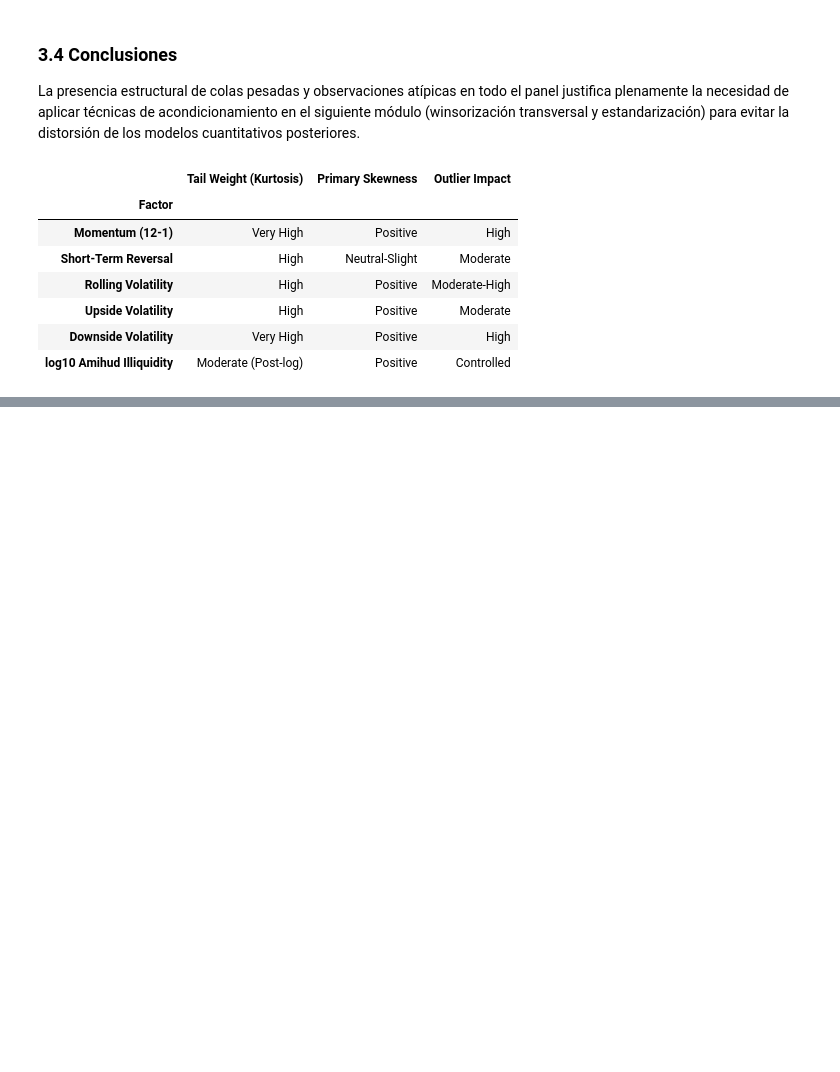
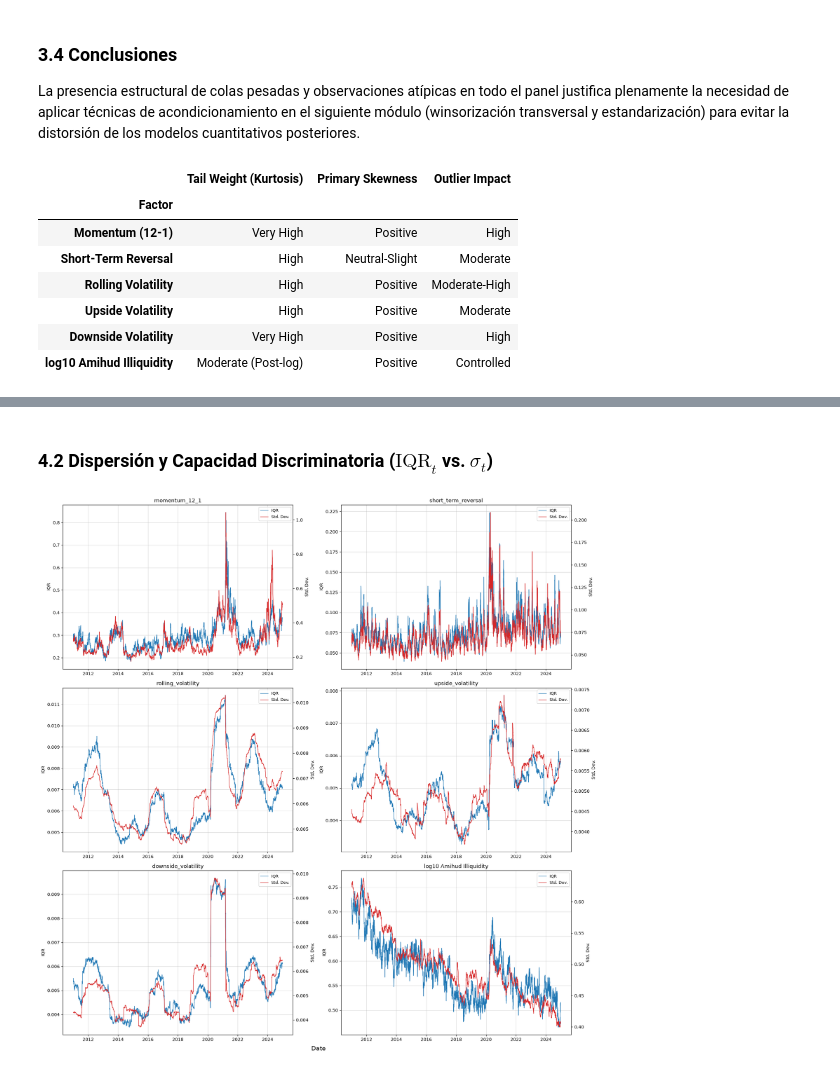
Before and after one commit to PalaciosDaniel/quant-portfolio-project, a Jupyter notebook: notebooks/04_factor_validation.ipynb, the cells around one changed output, grey strips where cells are left out. Cells and saved outputs as stored; diff of their text form; code cells hidden in the pictures; blank space fills up the shorter version.

```diff
--- a/notebooks/04_factor_validation.ipynb
+++ b/notebooks/04_factor_validation.ipynb
@@ -688,0 +748,66 @@ Validar que el factor mantiene suficiente dispersión transversal en cualquier e
+# %% [markdown]
+### 4.2 Dispersión y Capacidad Discriminatoria ($\text{IQR}_t$ vs. $\sigma_t$)
+# %%
+fig, axes = plt.subplots(3, 2, figsize=(18, 18))
+axes = axes.flatten()
+
+for ax, (name, df) in zip(axes, factors_clean.items()):
+
+    # log10 transformation only for Amihud Illiquidity
+    if name == "amihud_illiquidity":
+        df_plot = np.log10(df.where(df > 0))
+        title = "log10 Amihud Illiquidity"
+    else:
+        df_plot = df
+        title = name
+
+    # Daily cross-sectional statistics
+
+    daily_q25 = df_plot.quantile(0.25, axis=1)
+    daily_q75 = df_plot.quantile(0.75, axis=1)
+    daily_iqr = daily_q75 - daily_q25
+
+    daily_std = df_plot.std(axis=1)
+
+    # ---------- Left axis : IQR ----------
+
+    ax.plot(
+        daily_iqr.index,
+        daily_iqr,
+        color="tab:blue",
+        linewidth=1,
+        label="IQR"
+    )
+
+    ax.set_ylabel("IQR", color="black")
+    ax.tick_params(axis="y", labelcolor="black")
+
+    # ---------- Right axis : Standard Deviation ----------
+
+    ax2 = ax.twinx()
+
+    ax2.plot(
+        daily_std.index,
+        daily_std,
+        color="tab:red",
+        linewidth=1,
+        label="Std. Dev."
+    )
+
+    ax2.set_ylabel("Std. Dev.", color="black")
+    ax2.tick_params(axis="y", labelcolor="black")
+
+    ax.set_title(title, fontsize=12)
+    ax.grid(alpha=0.5)
+
+    # Combined legend
+    lines = ax.get_lines() + ax2.get_lines()
+    labels = [line.get_label() for line in lines]
+    ax.legend(lines, labels, fontsize=9)
+
+fig.supxlabel("Date", fontsize=14)
+
+plt.tight_layout()
+plt.show()
+# %% [output]
+[figure, added]
```
Also changed, not shown: parts of 40 cells of this notebook, 3 other files.
